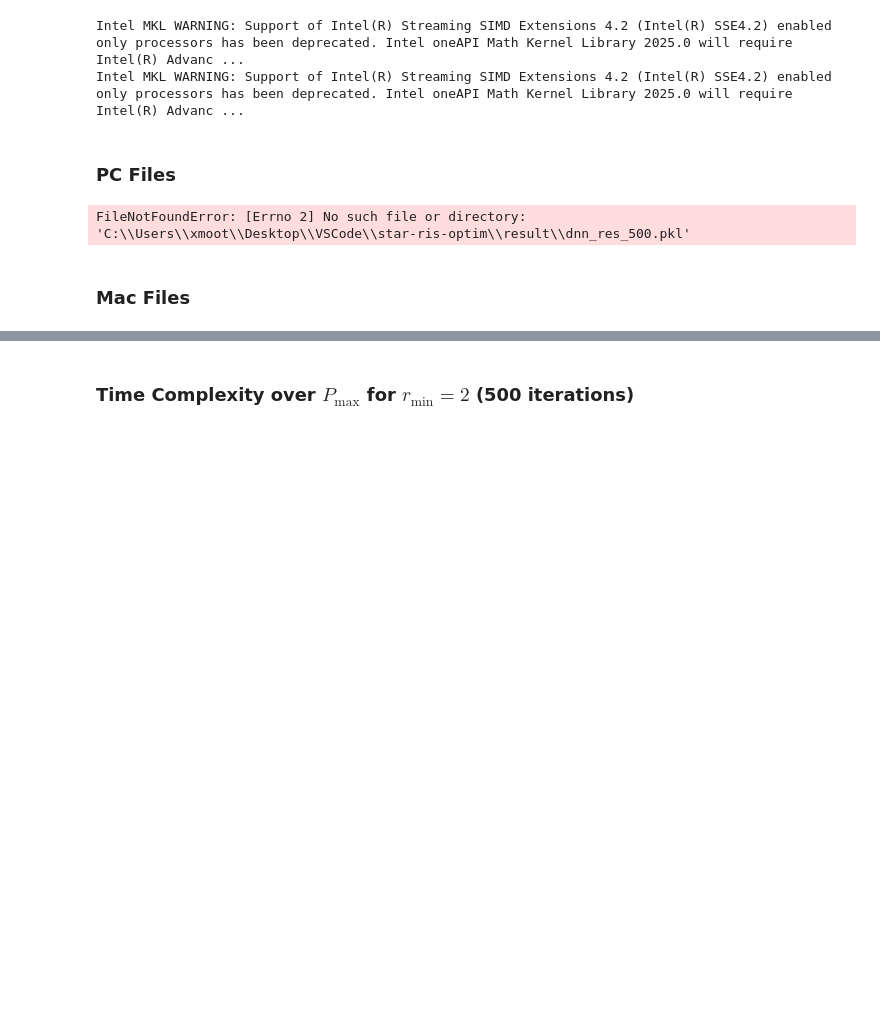
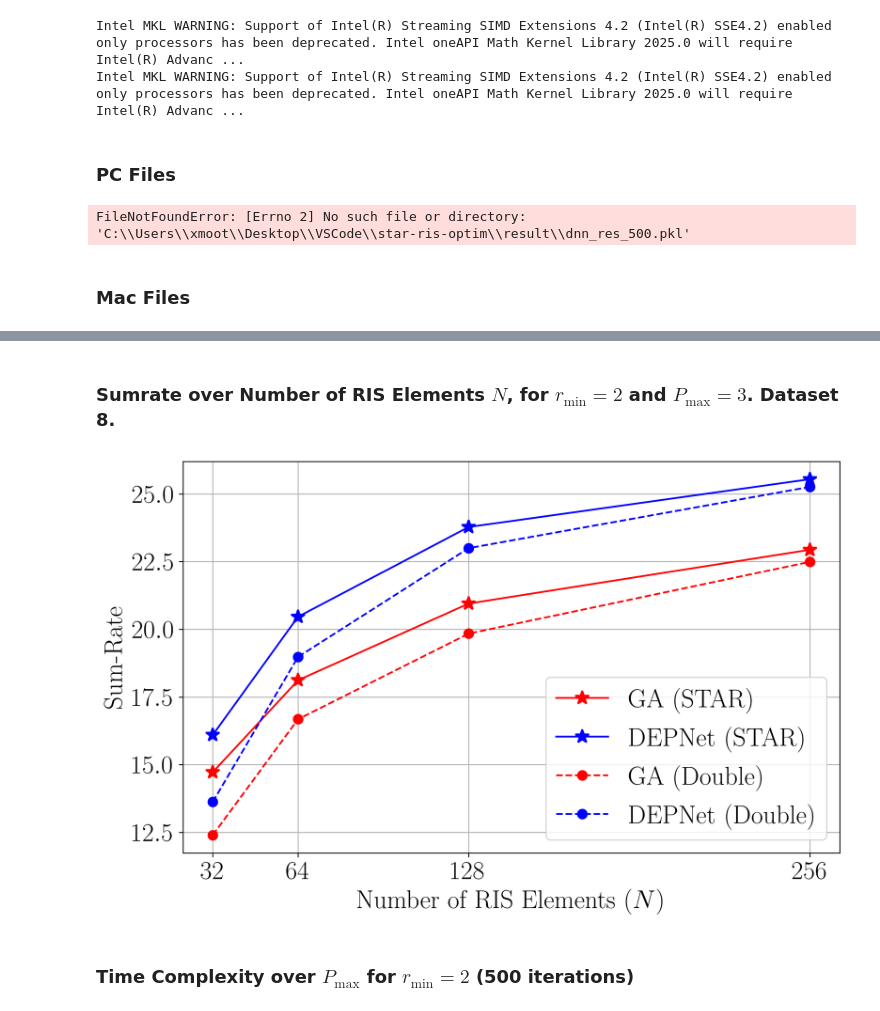
Before and after one commit to xmootoo/star-ris-depnet, a Jupyter notebook: plotting.ipynb, the cells around one changed output, grey strips where cells are left out. Cells and saved outputs as stored; diff of their text form; code cells hidden in the pictures; blank space fills up the shorter version.

```diff
--- a/plotting.ipynb
+++ b/plotting.ipynb
@@ -67,3 +101,62 @@ dict_keys(['Star', 'Double'])
+# %% [markdown]
+### Sumrate over Number of RIS Elements $N$, for $r_{\text{min}} =2$ and $P_{\text{max}}=3$. Dataset 8.
+# %%
+x_values = [32, 64, 128, 256]
+dataset_ids=[832, 864, 8128, 8256]
+mode = ["Star", "Double"]
+
+plt.rcParams.update({
+    "text.usetex": True,
+    "text.latex.preamble": r"\usepackage{amsmath}",
+    "font.family": "serif"
+})
+
+# Get the dataset ids for r_min = 2
+datasets = dataset_ids
+
+# Get the data
+DEPNet_star = [dnn_res_300[str(dataset)][mode[0]]["R"] for dataset in datasets]
+DEPNet_double = [dnn_res_300[str(dataset)][mode[1]]["R"] for dataset in datasets]
+GA_star = [ga_res_300[str(dataset)][mode[0]]["R"] for dataset in datasets]
+GA_double = [ga_res_300[str(dataset)][mode[1]]["R"] for dataset in datasets]
+
+# Create the plot
+plt.figure(figsize=(10, 6), dpi=300)
+
+# Plot the first line with linear interpolation between points
+plt.plot(x_values, GA_star, marker='*', linestyle='-', color='red', label='GA (STAR)', markersize=12, markeredgewidth=1.5)
+
+# Plot the second line with linear interpolation between points
+plt.plot(x_values, DEPNet_star, marker='*', linestyle='-', color='blue', label='DEPNet (STAR)', markersize=12, markeredgewidth=1.5)
+
+# Plot the first line with linear interpolation between points
+plt.plot(x_values, GA_double, marker='o', linestyle='--', color='red', label='GA (Double)', markersize=8)
+
+# Plot the second line with linear interpolation between points
+plt.plot(x_values, DEPNet_double, marker='o', linestyle='--', color='blue', label='DEPNet (Double)', markersize=8)
+
+plt.xlabel('Number of RIS Elements ($N$)', fontsize=22)
+plt.ylabel('Sum-Rate', fontsize=22)
+plt.tick_params(axis='x', labelsize=22)  # for x-axis
+plt.tick_params(axis='y', labelsize=22)  # for y-axis
+plt.xticks(x_values)
+
+# Show legend
+plt.legend(fontsize=22)
+
+# Show grid
+plt.grid(True)
+
+# Save plot
+save_path_pc = f"C:\\Users\\xmoot\\Desktop\\VSCode\\star-ris-optim\\New_Plots\\500_iter\\sumrate_ris_elements.png"
+save_path_mac = f"/Users/xaviermootoo/Documents/VScode/star-ris-depnet/New_Plots/500_iter/sumrate_ris_elements.png"
+plt.savefig(save_path_mac, dpi=300)
+
+# Display the plot
+plt.show()
+plt.close()
+# %% [output]
+[figure, added]
 # %% [markdown]
 ### Time Complexity over $P_{\text{max}}$ for $r_{\text{min}}=2$ (500 iterations)
 # %%
```
Also changed, not shown: parts of 9 cells of this notebook, 11 other files.
